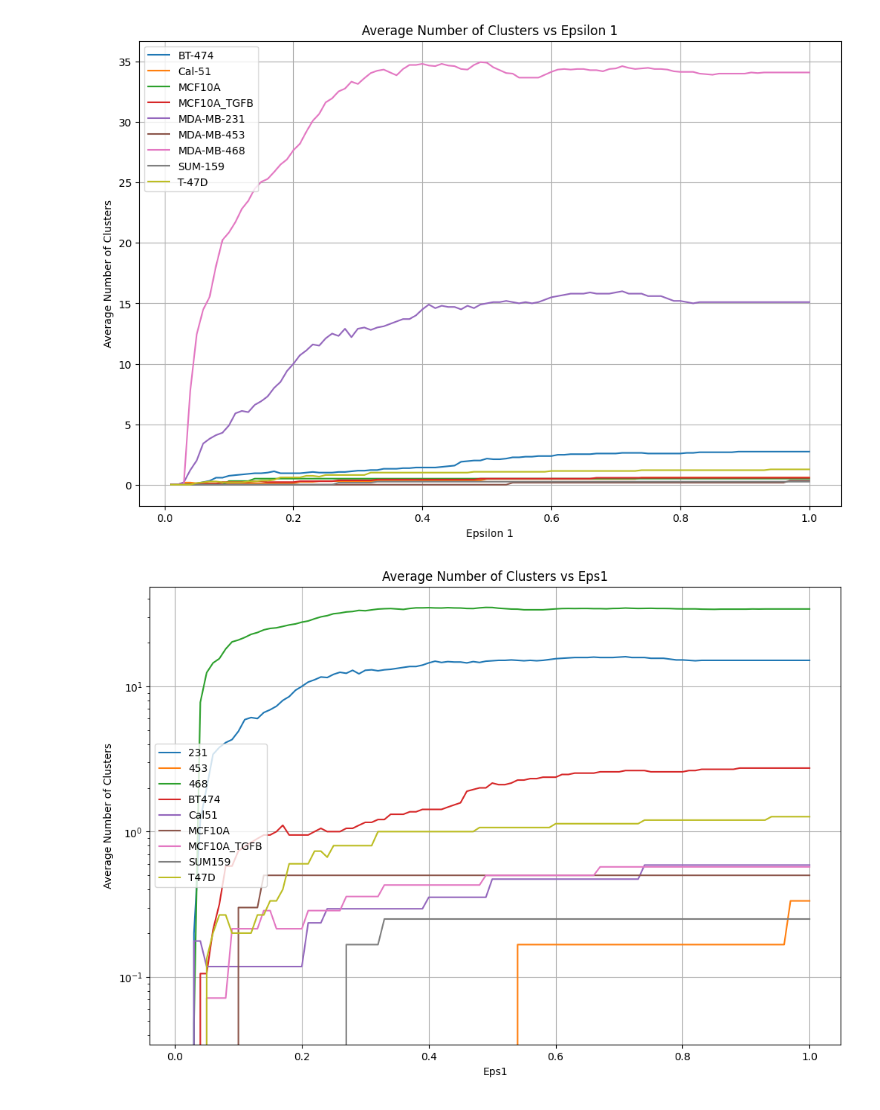
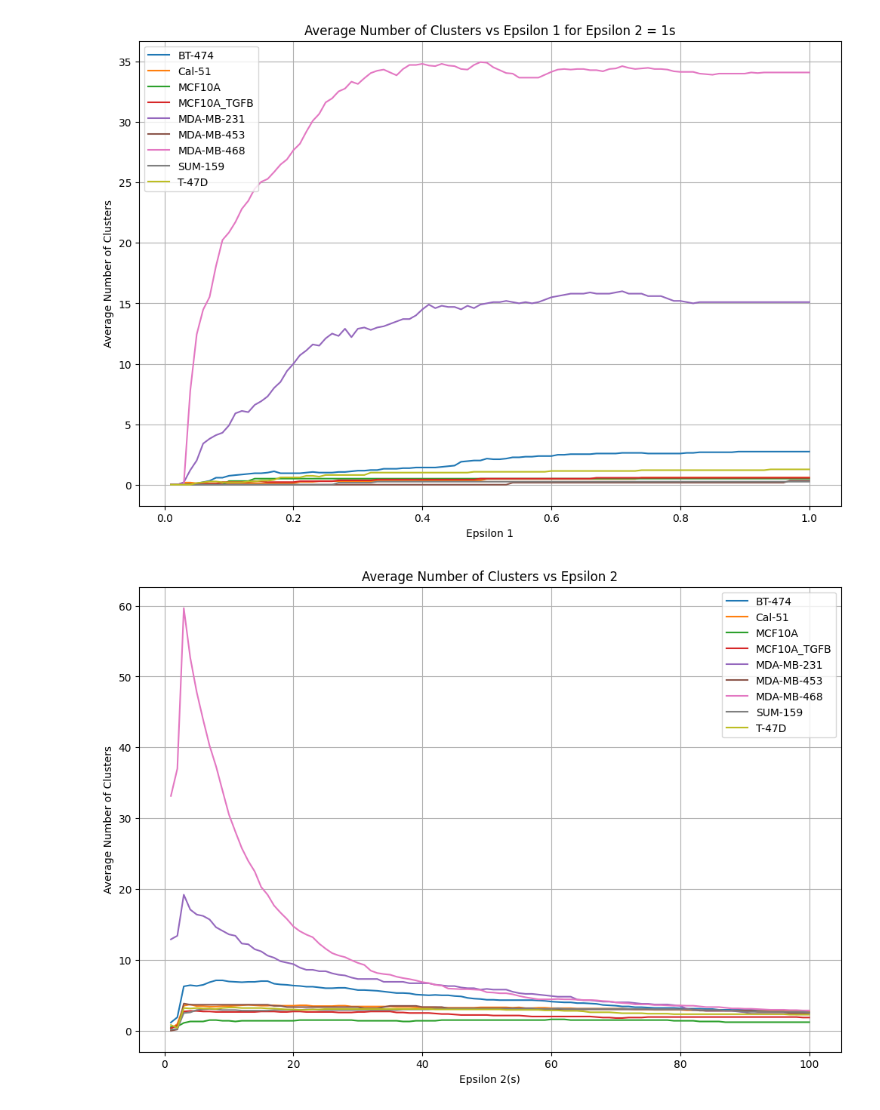
Before and after one commit to Breast-cancer-analysis/ST-DBSCAN, a Jupyter notebook: spatempanalysis.ipynb, the cells around one changed output. Cells and saved outputs as stored; diff of their text form; code cells hidden in the pictures.

```diff
--- a/spatempanalysis.ipynb
+++ b/spatempanalysis.ipynb
@@ -31,106 +32,86 @@ from kneed import KneeLocator
 directory = r"C:\Users\ainii\OneDrive\Documents\TempSpa\locations\sortedfiles\ST-DBSCAN\event_time_list"
 # %%
-# eps1
-# Create a new figure
+# Produce a graph to plot Average Cluster Number against Epsilon 1 Values between 0.01 and 1
 plt.figure(figsize=(12, 8))
 
-# Iterate over each file in the directory
+# Iterate over all files in folder (all cell types)
 for filename in os.listdir(directory):
-    if filename.endswith(".csv"):  # Check if the file is a CSV file
+    if filename.endswith(".csv"):
         file_path = os.path.join(directory, filename)
-
-        # Extract the cell type from the filename
-        cell_type = os.path.splitext(filename)[0]  # Remove the extension
-
-        # Load the data from the CSV file
+        cell_type = os.path.splitext(filename)[0] # Extract the cell type from the file name
         data = pd.read_csv(file_path)
 
         # Normalize cell_x and cell_y coordinates
         scaler = MinMaxScaler()
         data[['cell_x', 'cell_y']] = scaler.fit_transform(data[['cell_x', 'cell_y']])
 
-        # Your existing code to calculate and plot average number of clusters vs eps1
         avg_num_clusters = []
-        eps1_values = np.arange(0.01, 1.01, 0.01)
+        eps1_values = np.arange(0.01, 1.01, 0.01) # Initialise range of epsilon 1 values
 
         for eps1 in eps1_values:
             num_clusters_for_eps1 = []
-
-            for slip_area in data['slip_area'].unique():
+            for slip_area in data['slip_area'].unique(): # Conduct ST-DBSCAN for each slip area
                 subset = data[data['slip_area'] == slip_area]
-                st_dbscan = ST_DBSCAN(eps1=eps1, eps2=1, min_samples=6)
+                st_dbscan = ST_DBSCAN(eps1=eps1, eps2=1, min_samples=6) # Change epsilon values
                 time_coord_values = subset[['Event_time', 'cell_x', 'cell_y']]
                 st_dbscan.fit(time_coord_values)
                 cluster_labels = st_dbscan.labels
                 num_clusters_for_eps1.append(len(np.unique(cluster_labels[cluster_labels != -1])))
 
             avg_num_clusters_for_eps1 = np.mean(num_clusters_for_eps1)
             avg_num_clusters.append(avg_num_clusters_for_eps1)
 
-        # Plot on the same graph
+        # Plot the values for each cell type on the same graph
         plt.plot(eps1_values, avg_num_clusters, label=cell_type)
 
-# Add labels and legend
-plt.title('Average Number of Clusters vs Epsilon 1')
+plt.title('Average Number of Clusters vs Epsilon 1 for Epsilon 2 = 1s')
 plt.xlabel('Epsilon 1')
 plt.ylabel('Average Number of Clusters')
 plt.grid(True)
 plt.legend()
 plt.show()
 # %% [output]
-[figure, old version]
+[figure, new version]
 # %%
-# eps1
-# Y scale Log
-# Create a new figure
+# Produce a graph to plot Average Cluster Number against Epsilon 1 Values between 0.01 and 1
 plt.figure(figsize=(12, 8))
 
-# Iterate over each file in the directory
+# Iterate over all files in folder (all cell types)
 for filename in os.listdir(directory):
-    if filename.endswith(".csv"):  # Check if the file is a CSV file
+    if filename.endswith(".csv"):
         file_path = os.path.join(directory, filename)
-
-        # Extract the cell type from the filename
-        cell_type = os.path.splitext(filename)[0]  # Remove the extension
-
-        # Load the data from the CSV file
+        cell_type = os.path.splitext(filename)[0]  # Extract the cell type from the file name
         data = pd.read_csv(file_path)
 
         # Normalize cell_x and cell_y coordinates
         scaler = MinMaxScaler()
         data[['cell_x', 'cell_y']] = scaler.fit_transform(data[['cell_x', 'cell_y']])
 
-        # Your existing code to calculate and plot average number of clusters vs eps1
         avg_num_clusters = []
-        eps1_values = np.arange(0.01, 1.01, 0.01)
+        eps2_values = range(1, 101, 1) # Initialise range of epsilon 2 values
 
-        for eps1 in eps1_values:
-            num_clusters_for_eps1 = []
+        for eps2 in eps2_values:
+            num_clusters_for_eps2 = []
 
-            for slip_area in data['slip_area'].unique():
+            for slip_area in data['slip_area'].unique(): # Conduct ST-DBSCAN for each slip area
                 subset = data[data['slip_area'] == slip_area]
-                st_dbscan = ST_DBSCAN(eps1=eps1, eps2=1, min_samples=6)
+                st_dbscan = ST_DBSCAN(eps1=0.3, eps2=eps2, min_samples=6) # Change epsilon values
                 time_coord_values = subset[['Event_time', 'cell_x', 'cell_y']]
                 st_dbscan.fit(time_coord_values)
                 cluster_labels = st_dbscan.labels
-                num_clusters_for_eps1.append(len(np.unique(cluster_labels[cluster_labels != -1])))
+                num_clusters_for_eps2.append(len(np.unique(cluster_labels[cluster_labels != -1])))
 
-            avg_num_clusters_for_eps1 = np.mean(num_clusters_for_eps1)
-            avg_num_clusters.append(avg_num_clusters_for_eps1)
+            avg_num_clusters_for_eps2 = np.mean(num_clusters_for_eps2)
+            avg_num_clusters.append(avg_num_clusters_for_eps2)
 
-        # Plot on the same graph
-        plt.plot(eps1_values, avg_num_clusters, label=cell_type)
+        # Plot the values for each cell type on the same graph
+        plt.plot(eps2_values, avg_num_clusters, label=cell_type)
 
-# Add labels and legend
-plt.title('Average Number of Clusters vs Eps1')
-plt.xlabel('Eps1')
+plt.title('Average Number of Clusters vs Epsilon 2')
+plt.xlabel('Epsilon 2(s)')
 plt.ylabel('Average Number of Clusters')
 plt.grid(True)
 plt.legend()
-
-# Set y-axis to logarithmic scale
-plt.yscale('log')
-
 plt.show()
 # %% [output]
-[figure, old version]
+[figure, new version]
```
Also changed, not shown: parts of 8 cells of this notebook, 29 other files.
